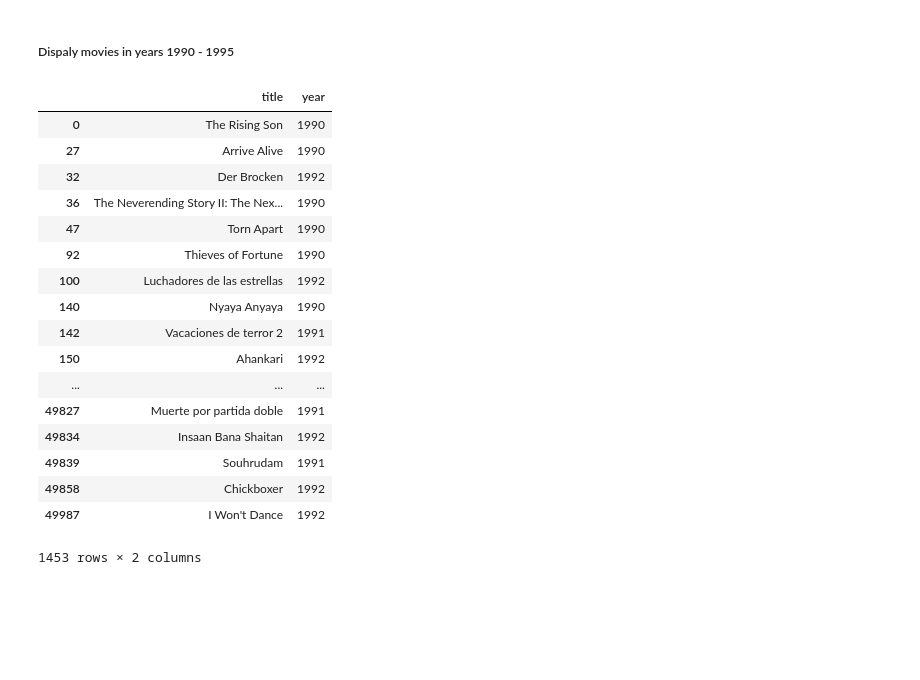
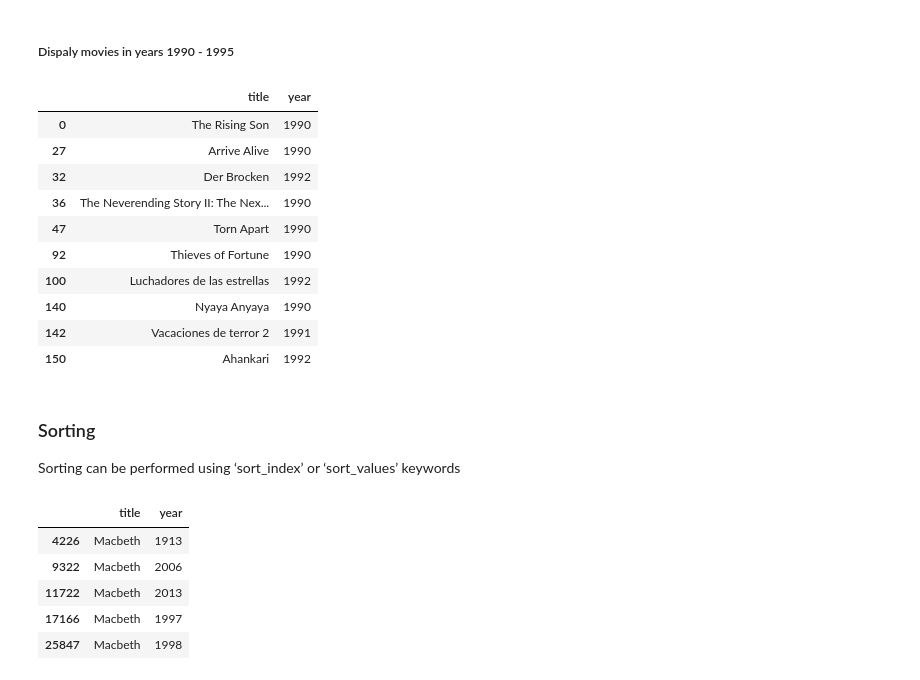
Before and after one commit to sksoumik/python-ps, a Jupyter notebook: pandas/data_operations.ipynb, the cells around one changed output. Saved outputs shown, nothing was run; the diff lists cells and outputs as text; code cells hidden in the pictures; blank space fills up the shorter version.

```diff
--- a/pandas/data_operations.ipynb
+++ b/pandas/data_operations.ipynb
@@ -67,23 +67,31 @@ after85.head()
 # %%
 t = titles
 movies_90 = t[(t['year'] >= 1990) & (t['year'] <= 1992)]
-movies_90.h
+movies_90.head(10)
 # %% [output]
 |  | title | year |
 | 0 | The Rising Son | 1990 |
 | 27 | Arrive Alive | 1990 |
 | 32 | Der Brocken | 1992 |
 | 36 | The Neverending Story II: The Nex... | 1990 |
 | 47 | Torn Apart | 1990 |
 | 92 | Thieves of Fortune | 1990 |
 | 100 | Luchadores de las estrellas | 1992 |
 | 140 | Nyaya Anyaya | 1990 |
 | 142 | Vacaciones de terror 2 | 1991 |
 | 150 | Ahankari | 1992 |
-| ... | ... | ... |
-| 49827 | Muerte por partida doble | 1991 |
-| 49834 | Insaan Bana Shaitan | 1992 |
-| 49839 | Souhrudam | 1991 |
-| 49858 | Chickboxer | 1992 |
-| 49987 | I Won't Dance | 1992 |
-1453 rows × 2 columns
+# %% [markdown]
+###  Sorting
+Sorting can be performed using ‘sort_index’ or ‘sort_values’ keywords
+# %%
+# Find all the movies named as Macbeth
+t = titles
+macbeth = t[t['title'] == 'Macbeth']
+macbeth
+# %% [output]
+|  | title | year |
+| 4226 | Macbeth | 1913 |
+| 9322 | Macbeth | 2006 |
+| 11722 | Macbeth | 2013 |
+| 17166 | Macbeth | 1997 |
+| 25847 | Macbeth | 1998 |
```
Also changed, not shown: parts of 15 cells of this notebook.
